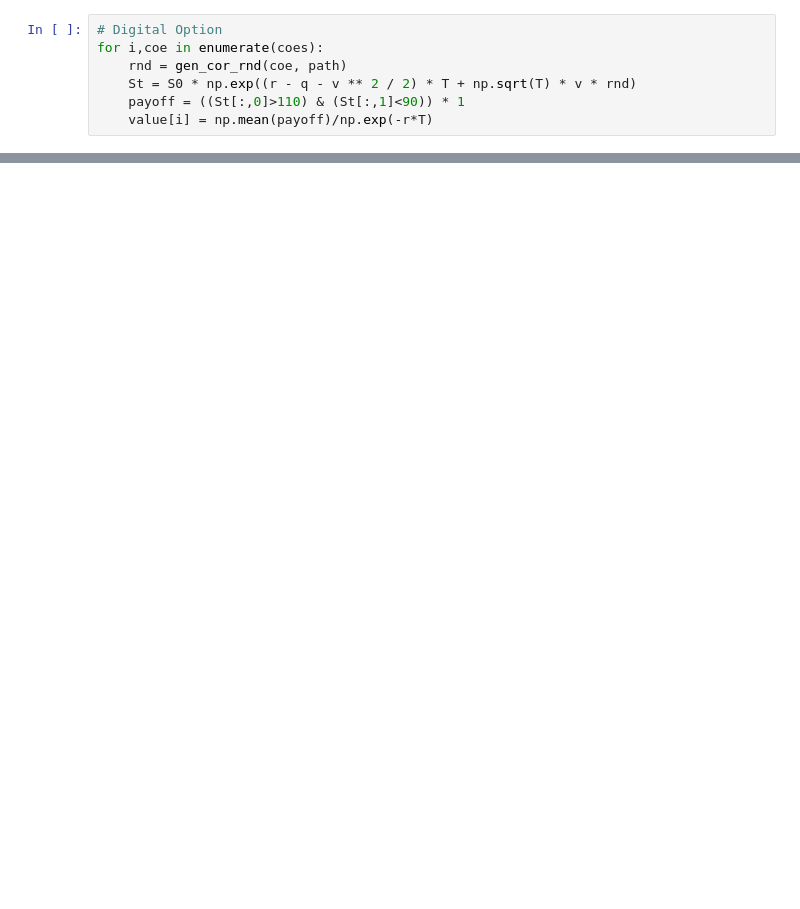
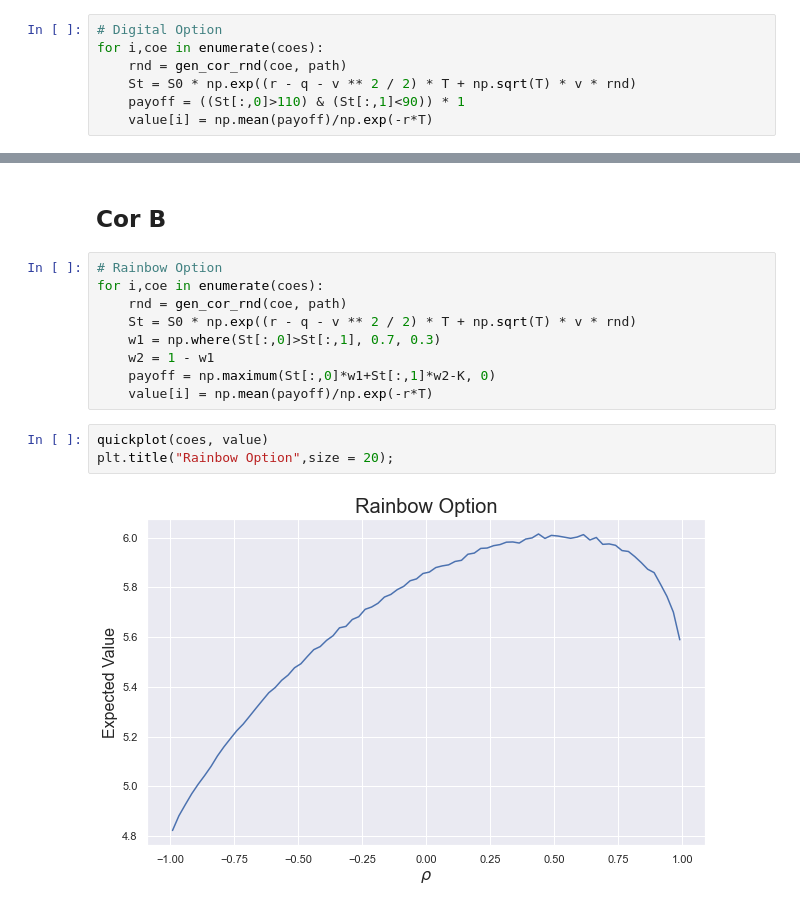
Before and after one commit to FlorianYANG/PAiF, a Jupyter notebook: Code/Corr - Exotic.ipynb, the cells around one changed output, grey strips where cells are left out. Drawn from its saved outputs; the diff is of its cells as text; blank space fills up the shorter version.

Commit message:
Update Corr - Exotic.ipynb
Add Cor B section: Rainbow Option

```diff
--- a/Code/Corr - Exotic.ipynb
+++ b/Code/Corr - Exotic.ipynb
@@ -65,0 +68,16 @@ plt.title("Digital Option",size = 20);
+# %% [markdown]
+## Cor B
+# %%
+# Rainbow Option
+for i,coe in enumerate(coes):
+    rnd = gen_cor_rnd(coe, path)
+    St = S0 * np.exp((r - q - v ** 2 / 2) * T + np.sqrt(T) * v * rnd)
+    w1 = np.where(St[:,0]>St[:,1], 0.7, 0.3)
+    w2 = 1 - w1
+    payoff = np.maximum(St[:,0]*w1+St[:,1]*w2-K, 0)
+    value[i] = np.mean(payoff)/np.exp(-r*T)
+# %%
+quickplot(coes, value)
+plt.title("Rainbow Option",size = 20);
+# %% [output]
+[figure, added]
```
Also changed, not shown: parts of 7 cells of this notebook.
